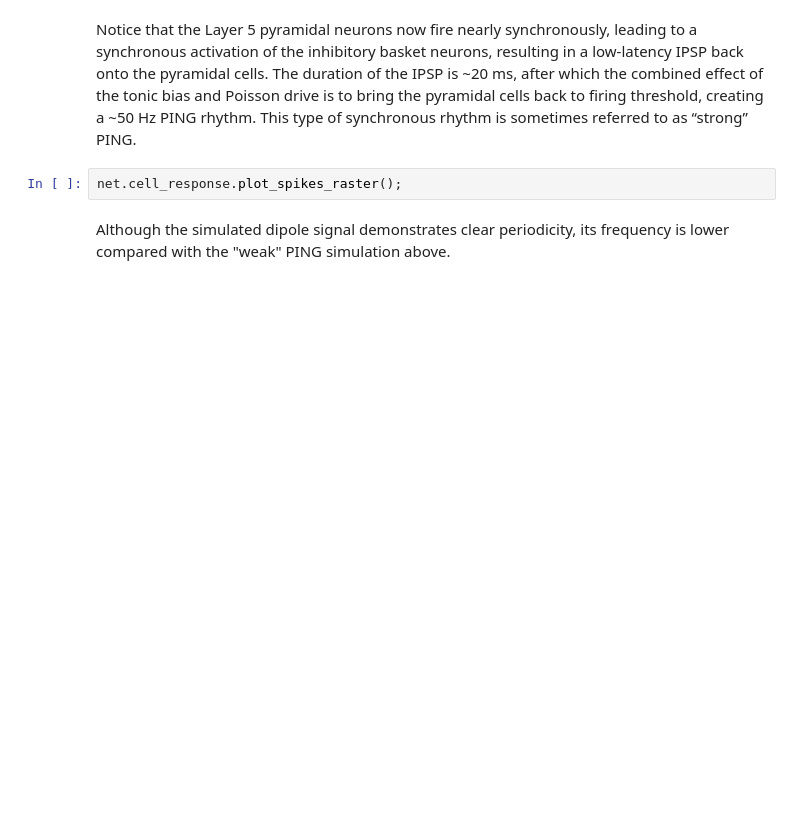
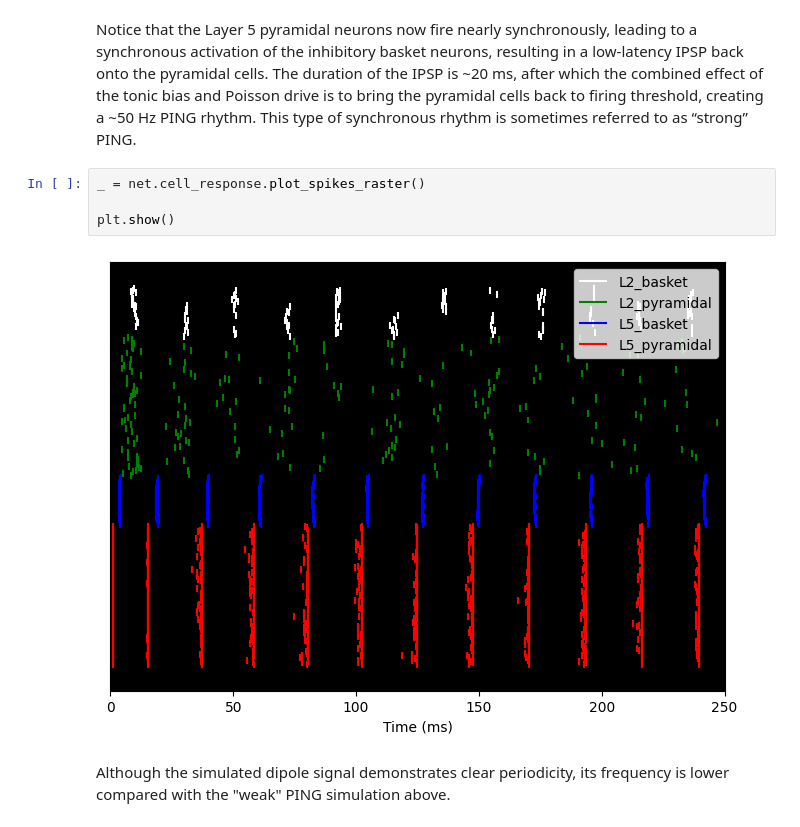
Before and after one commit to xgao35/website_redesign, a Jupyter notebook: content/07_gamma/plot_simulate_gamma.ipynb, the cells around one changed output. Cells and saved outputs as stored; diff of their text form; blank space fills up the shorter version.

```diff
--- a/content/07_gamma/plot_simulate_gamma.ipynb
+++ b/content/07_gamma/plot_simulate_gamma.ipynb
@@ -141,8 +213,12 @@ of the IPSP is ~20 ms, after which the combined effect of the tonic bias and
 Poisson drive is to bring the pyramidal cells back to firing threshold,
 creating a ~50 Hz PING rhythm. This type of synchronous rhythm is sometimes
 referred to as “strong” PING.
-# %%
-net.cell_response.plot_spikes_raster();
+# %%
+_ = net.cell_response.plot_spikes_raster()
+
+plt.show()
+# %% [output]
+[figure, added]
 # %% [markdown]
 Although the simulated dipole signal demonstrates clear periodicity, its
 frequency is lower compared with the "weak" PING simulation above.
```
Also changed, not shown: parts of 15 cells of this notebook, 3 other files.
